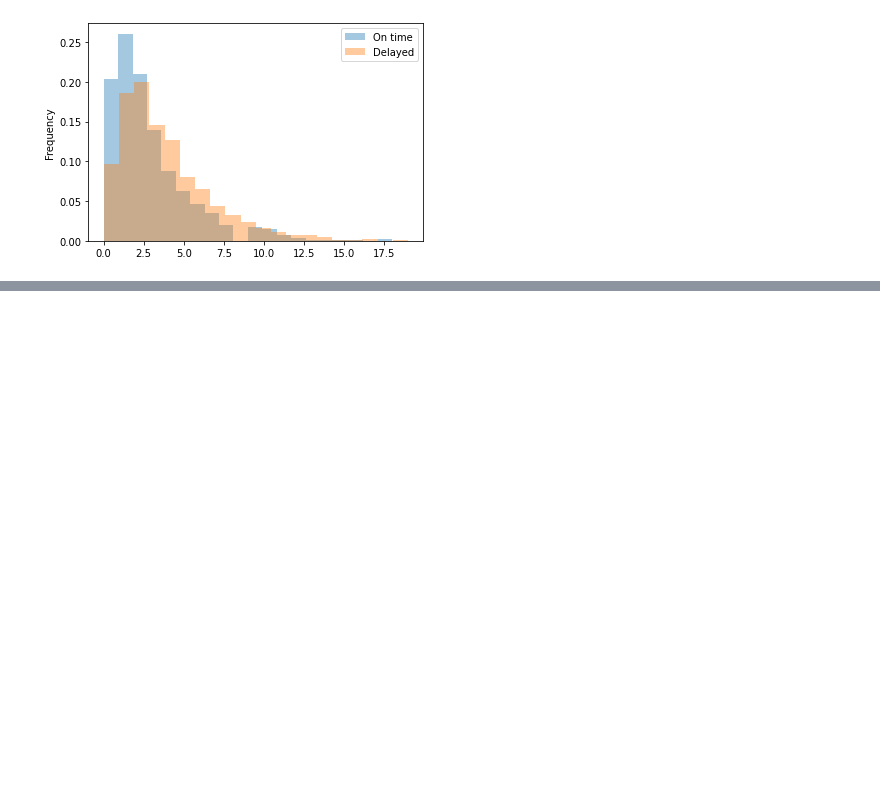
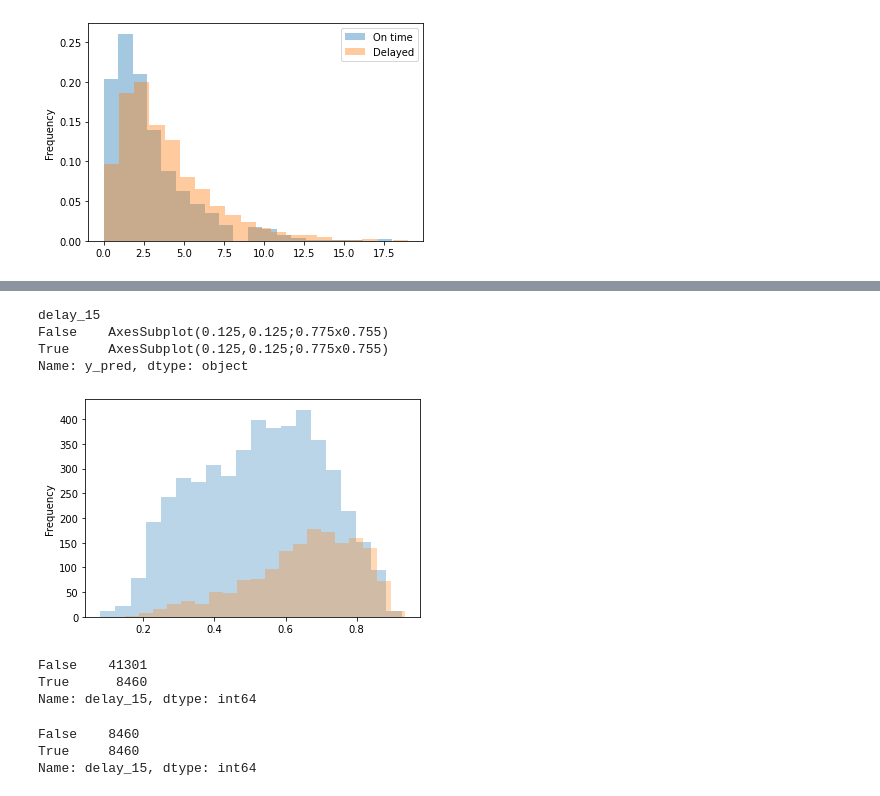
Before and after one commit to giopalmieri/dschallenge-latam, a Jupyter notebook: solution.ipynb, the cells around one changed output, grey strips where cells are left out. Drawn from its saved outputs; the diff is of its cells as text; code cells hidden in the pictures; blank space fills up the shorter version.

```diff
--- a/solution.ipynb
+++ b/solution.ipynb
@@ -384,0 +551,40 @@ delay_last_2h
+# %%
+#as we can see the model has a little of overfitting and the test dataset
+# has a great difference for train/val AUC
+#let's use the same params but with the random splitting for train/test
+
+d_train = lgb.Dataset(x_train_2,y_train_2)
+d_valid = lgb.Dataset(x_val_2,y_val_2)
+
+#LightGBM uses variables with dtype='category' as categorical columns in the model (even if they are strings)
+params = {
+        'objective' :'binary',
+        'metric':'auc',
+        'learning_rate' :0.0151459,
+        'num_leaves' : 6,
+        'max_depth':3,
+        'feature_fraction': 0.75,
+        'bagging_fraction': 0.95,
+        'bagging_freq':4,
+        'max_bin':20,
+        'lambda_l1':4,
+        'lambda_l2':4,
+        'boosting_type' : 'gbdt',
+        'verbose':-1,
+        'min_data_in_leaf':20,
+       'min_gain_to_split':0.03,
+     'scale_pos_weight':sc_pos_w_value
+    }
+bst = lgb.train(params,
+                d_train,
+                1000,
+               # valid_sets=[d_train],
+               # valid_names=["train"],
+                valid_sets=[d_train,d_valid],
+                valid_names=["train","test"],
+                verbose_eval=50,
+                early_stopping_rounds=50)
+test["y_pred"]=bst.predict(test[features])
+test["y_pred2"]=(test["y_pred"]>0.5).astype(bool)
+roc_pred=roc_auc_score(test["delay_15"],test["y_pred"])
+print(" AUC: ", roc_pred)
@@ -384,0 +617,37 @@ delay_last_2h
+# %%
+#we have a train/val dataset that is highly correlated but no major difference for test dataset
+#let's check the distribution of the predicted result and see if 0.5 is a great cutoff
+test.groupby(['delay_15'])['y_pred'].plot.hist(bins=20,stacked=True,alpha=0.3)
+# yes 0.5 is a great cutoff
+# %% [output]
+delay_15
+False    AxesSubplot(0.125,0.125;0.775x0.755)
+True     AxesSubplot(0.125,0.125;0.775x0.755)
+Name: y_pred, dtype: object
+[figure, added]
+# %%
+#what if for train/val dataset we take a sample of False values so we have 50/50 dataset?
+# using the same params
+# using the month of november for validation dataset
+
+
+train=df2[df2.index.date<=pd.to_datetime('2017-10-01')]
+val=df2[(df2.index.date>pd.to_datetime('2017-10-01'))&(df2.index.date<pd.to_datetime('2017-12-01'))]
+train['delay_15'].value_counts()
+# %% [output]
+False    41301
+True      8460
+Name: delay_15, dtype: int64
+# %%
+#grouping by and using sample is a effective way to make 50/50 sample of the lowest value
+train=train.groupby("delay_15").sample(train[train['delay_15']==True].shape[0])
+val=val.groupby("delay_15").sample(val[val['delay_15']==True].shape[0])
+x_train_3=train[features]
+y_train_3=train['delay_15']
+x_val_3=val[features]
+y_val_3=val['delay_15']
+train['delay_15'].value_counts() #to compare with the previous cell (full value)
+# %% [output]
+False    8460
+True     8460
+Name: delay_15, dtype: int64
```
Also changed, not shown: parts of 18 cells of this notebook.
